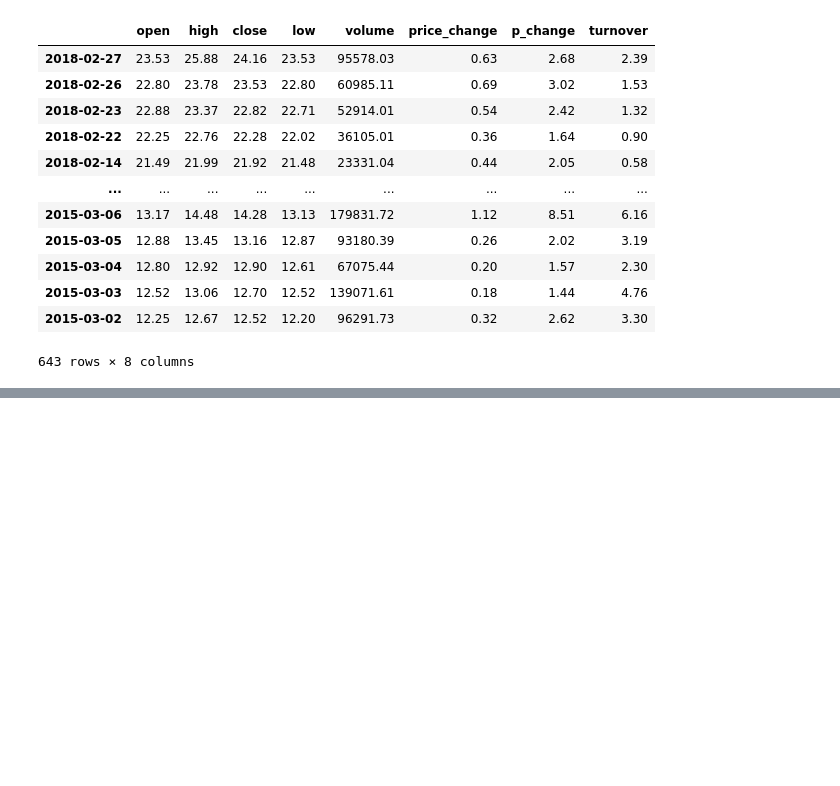
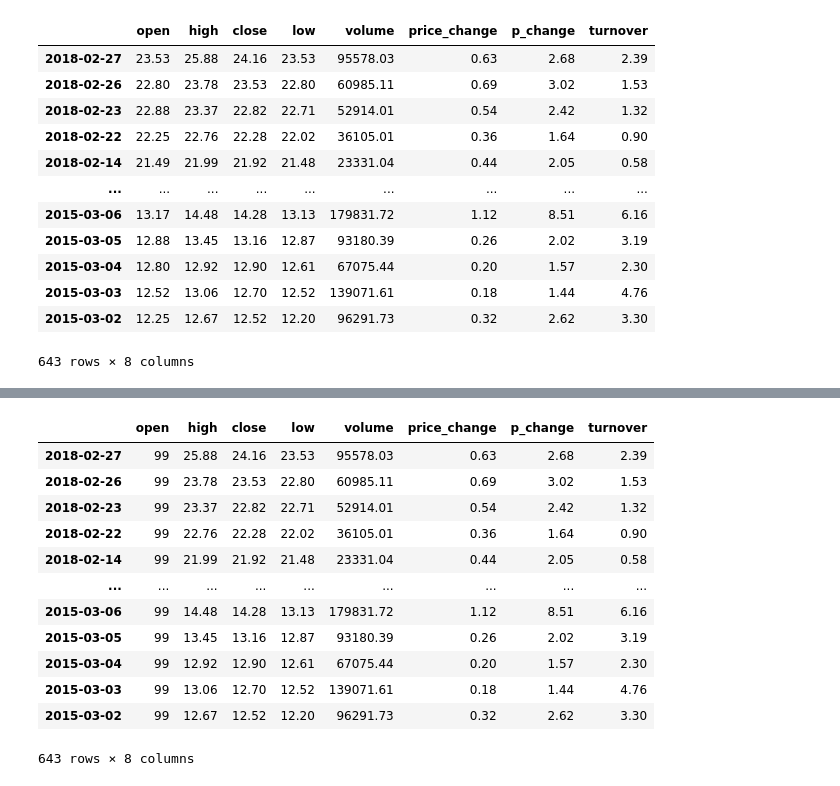
Before and after one commit to unluckynike/DataMining, a Jupyter notebook: day3/pands_demo.ipynb, the cells around one changed output, grey strips where cells are left out. Cells and saved outputs as stored; diff of their text form; code cells hidden in the pictures; blank space fills up the shorter version.

```diff
--- a/day3/pands_demo.ipynb
+++ b/day3/pands_demo.ipynb
@@ -458,0 +518,18 @@ data
+# %%
+data.open=99
+# %%
+data
+# %% [output]
+|  | open | high | close | low | volume | price_change | p_change | turnover |
+| 2018-02-27 | 99 | 25.88 | 24.16 | 23.53 | 95578.03 | 0.63 | 2.68 | 2.39 |
+| 2018-02-26 | 99 | 23.78 | 23.53 | 22.80 | 60985.11 | 0.69 | 3.02 | 1.53 |
+| 2018-02-23 | 99 | 23.37 | 22.82 | 22.71 | 52914.01 | 0.54 | 2.42 | 1.32 |
+| 2018-02-22 | 99 | 22.76 | 22.28 | 22.02 | 36105.01 | 0.36 | 1.64 | 0.90 |
+| 2018-02-14 | 99 | 21.99 | 21.92 | 21.48 | 23331.04 | 0.44 | 2.05 | 0.58 |
+| ... | ... | ... | ... | ... | ... | ... | ... | ... |
+| 2015-03-06 | 99 | 14.48 | 14.28 | 13.13 | 179831.72 | 1.12 | 8.51 | 6.16 |
+| 2015-03-05 | 99 | 13.45 | 13.16 | 12.87 | 93180.39 | 0.26 | 2.02 | 3.19 |
+| 2015-03-04 | 99 | 12.92 | 12.90 | 12.61 | 67075.44 | 0.20 | 1.57 | 2.30 |
+| 2015-03-03 | 99 | 13.06 | 12.70 | 12.52 | 139071.61 | 0.18 | 1.44 | 4.76 |
+| 2015-03-02 | 99 | 12.67 | 12.52 | 12.20 | 96291.73 | 0.32 | 2.62 | 3.30 |
+643 rows × 8 columns
```
Also changed, not shown: parts of 32 cells of this notebook, 1 other file.
